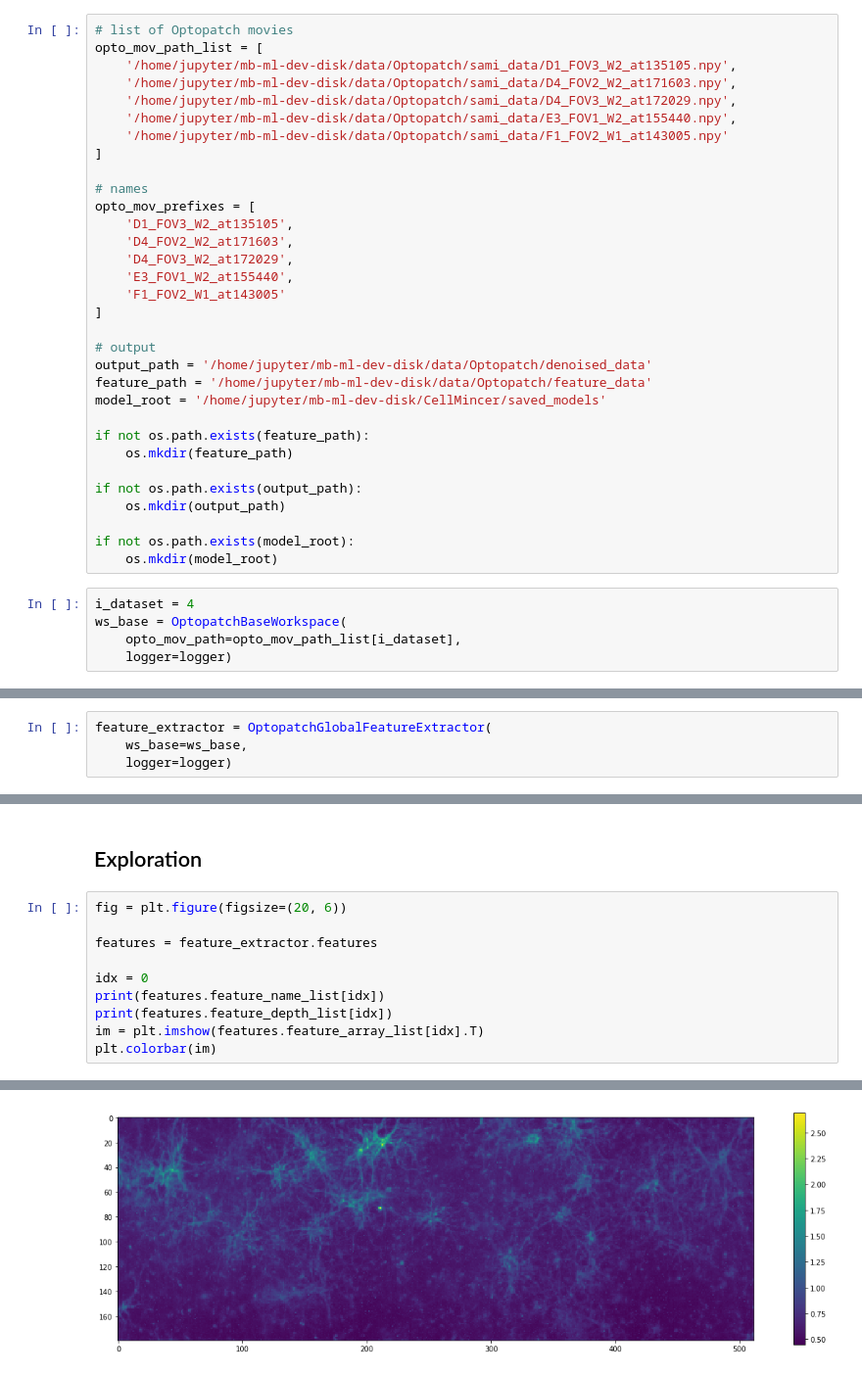
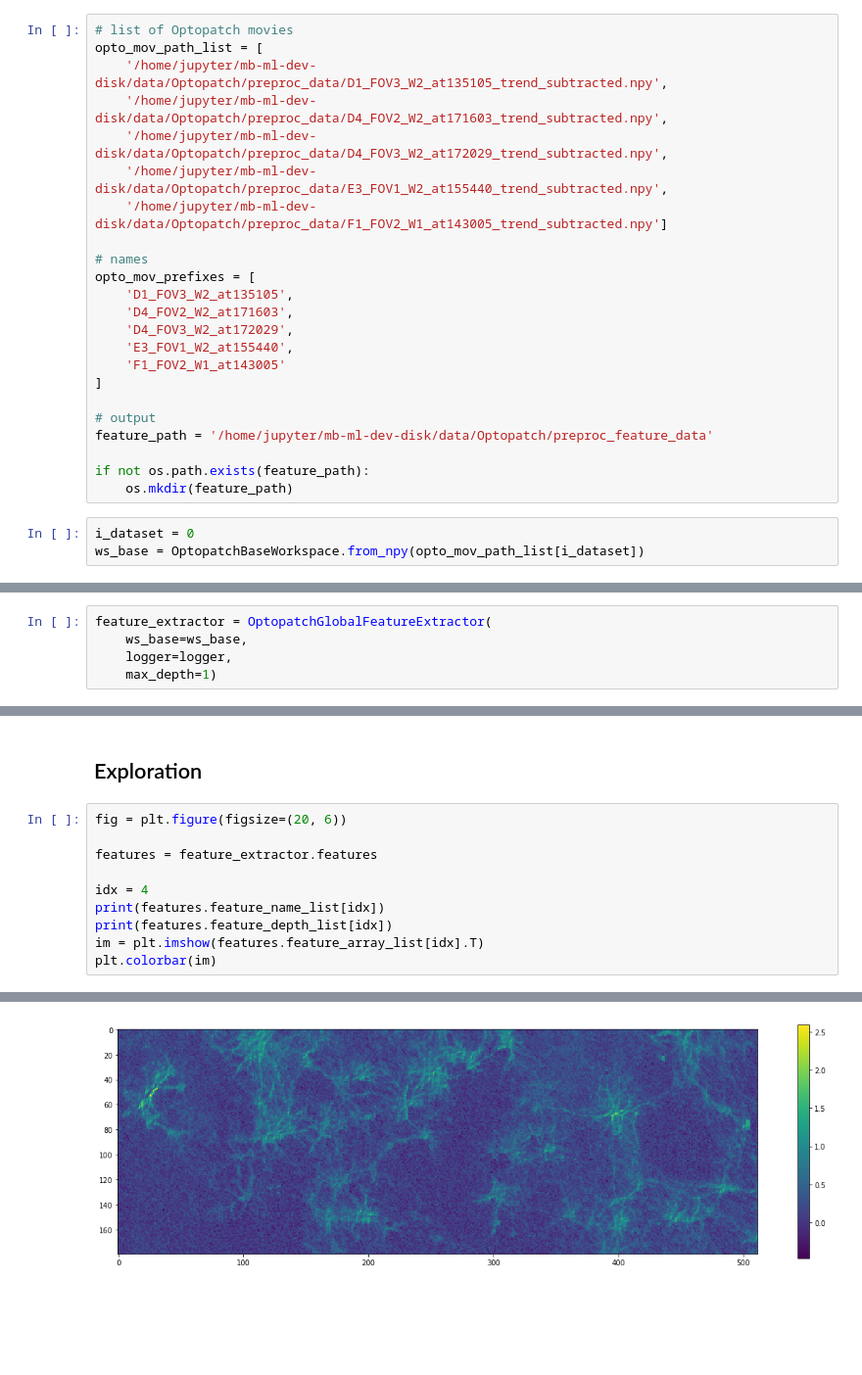
Before and after one commit to cellarium-ai/CellMincer, a Jupyter notebook: notebooks/cellmincer_dxa.ipynb, the cells around one changed output, grey strips where cells are left out. Shown at 98% size. Cells and saved outputs as stored; diff of their text form; blank space fills up the shorter version.

Commit message:
preprocessing + misc. updates

```diff
--- a/notebooks/cellmincer_dxa.ipynb
+++ b/notebooks/cellmincer_dxa.ipynb
@@ -39,12 +39,11 @@ torch.backends.cudnn.benchmark = True
 # %%
 # list of Optopatch movies
 opto_mov_path_list = [
-    '/home/jupyter/mb-ml-dev-disk/data/Optopatch/sami_data/D1_FOV3_W2_at135105.npy',
-    '/home/jupyter/mb-ml-dev-disk/data/Optopatch/sami_data/D4_FOV2_W2_at171603.npy',
-    '/home/jupyter/mb-ml-dev-disk/data/Optopatch/sami_data/D4_FOV3_W2_at172029.npy',
-    '/home/jupyter/mb-ml-dev-disk/data/Optopatch/sami_data/E3_FOV1_W2_at155440.npy',
-    '/home/jupyter/mb-ml-dev-disk/data/Optopatch/sami_data/F1_FOV2_W1_at143005.npy'
-]
+    '/home/jupyter/mb-ml-dev-disk/data/Optopatch/preproc_data/D1_FOV3_W2_at135105_trend_subtracted.npy',
+    '/home/jupyter/mb-ml-dev-disk/data/Optopatch/preproc_data/D4_FOV2_W2_at171603_trend_subtracted.npy',
+    '/home/jupyter/mb-ml-dev-disk/data/Optopatch/preproc_data/D4_FOV3_W2_at172029_trend_subtracted.npy',
+    '/home/jupyter/mb-ml-dev-disk/data/Optopatch/preproc_data/E3_FOV1_W2_at155440_trend_subtracted.npy',
+    '/home/jupyter/mb-ml-dev-disk/data/Optopatch/preproc_data/F1_FOV2_W1_at143005_trend_subtracted.npy']
 
 # names
 opto_mov_prefixes = [
@@ -56,21 +55,11 @@ opto_mov_prefixes = [
 ]
 
 # output
-output_path = '/home/jupyter/mb-ml-dev-disk/data/Optopatch/denoised_data'
-feature_path = '/home/jupyter/mb-ml-dev-disk/data/Optopatch/feature_data'
-model_root = '/home/jupyter/mb-ml-dev-disk/CellMincer/saved_models'
+feature_path = '/home/jupyter/mb-ml-dev-disk/data/Optopatch/preproc_feature_data'
 
 if not os.path.exists(feature_path):
     os.mkdir(feature_path)
-
-if not os.path.exists(output_path):
-    os.mkdir(output_path)
-
-if not os.path.exists(model_root):
-    os.mkdir(model_root)
 # %%
-i_dataset = 4
-ws_base = OptopatchBaseWorkspace(
-    opto_mov_path=opto_mov_path_list[i_dataset],
-    logger=logger)
+i_dataset = 0
+ws_base = OptopatchBaseWorkspace.from_npy(opto_mov_path_list[i_dataset])
 # %% [output]
@@ -78,7 +67,8 @@ Loading movie from /home/jupyter/mb-ml-dev-disk/data/Optopatch/sami_data/F1_FOV2
 # %%
 feature_extractor = OptopatchGlobalFeatureExtractor(
     ws_base=ws_base,
-    logger=logger)
+    logger=logger,
+    max_depth=1)
 # %% [output]
 Calculating x-corr (0, -1, -1) at depth 0 for detrended movie...
 Calculating x-corr (0, -1, -1) at depth 0 for the trend...
@@ -119,7 +109,7 @@ fig = plt.figure(figsize=(20, 6))
 
 features = feature_extractor.features
 
-idx = 0
+idx = 4
 print(features.feature_name_list[idx])
 print(features.feature_depth_list[idx])
 im = plt.imshow(features.feature_array_list[idx].T)
@@ -129,3 +119,3 @@ detrended_std_0
 0
 <matplotlib.colorbar.Colorbar at 0x...>
-[figure, old version]
+[figure, new version]
```
Also changed, not shown: parts of 5 cells of this notebook, 8 other files.
